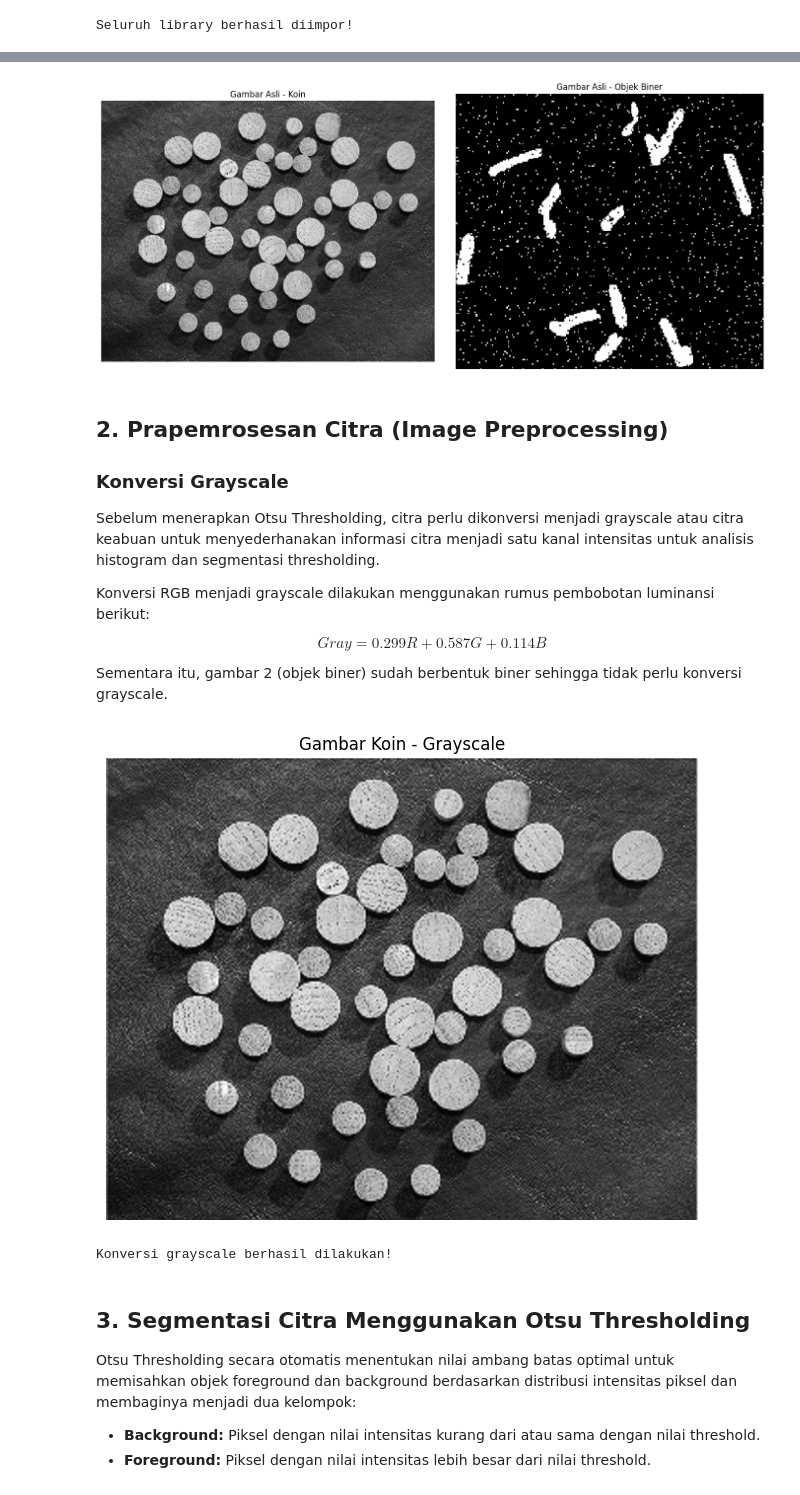
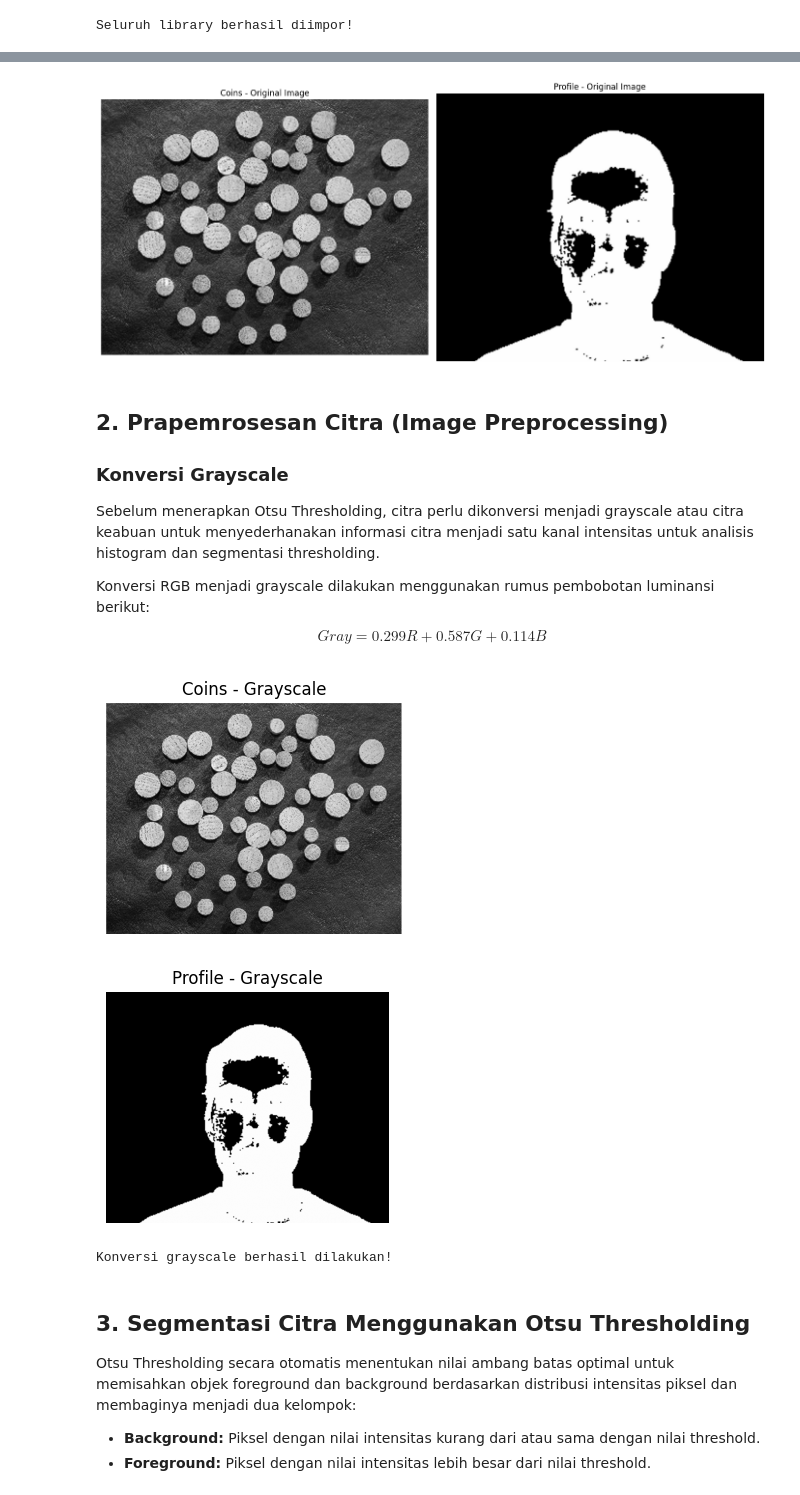
Before and after one commit to chelchr/PCD_Assignment03, a Jupyter notebook: PCD_Assignment03.ipynb, the cells around one changed output, grey strips where cells are left out. Saved outputs shown, nothing was run; the diff lists cells and outputs as text; code cells hidden in the pictures.

```diff
--- a/PCD_Assignment03.ipynb
+++ b/PCD_Assignment03.ipynb
@@ -112,24 +89,17 @@ Dataset berhasil disimpan!
 fig, axes = plt.subplots(1, 2, figsize=(14, 6))
 
 axes[0].imshow(coins_rgb)
-axes[0].set_title('Gambar Asli - Koin')
+axes[0].set_title('Coins - Original Image')
 axes[0].axis('off')
 
-axes[1].imshow(binary_rgb)
-axes[1].set_title('Gambar Asli - Objek Biner')
+axes[1].imshow(profile_rgb)
+axes[1].set_title('Profile - Original Image')
 axes[1].axis('off')
 
 plt.tight_layout()
-
-plt.savefig(
-    '/content/results/original_images.png',
-    bbox_inches='tight',
-    dpi=150
-)
-
 plt.show()
 # %% [output]
-[figure, old version]
+[figure, new version]
 # %% [markdown]
 ## 2. Prapemrosesan Citra (Image Preprocessing)
 
@@ -139,8 +109,6 @@ Sebelum menerapkan Otsu Thresholding, citra perlu dikonversi menjadi grayscale a
 Konversi RGB menjadi grayscale dilakukan menggunakan rumus pembobotan luminansi berikut:
 
 $$Gray = 0.299R + 0.587G + 0.114B$$
-
-Sementara itu, gambar 2 (objek biner) sudah berbentuk biner sehingga tidak perlu konversi grayscale.
 # %%
 def rgb_to_grayscale(image):
     """
@@ -152,39 +120,55 @@ def rgb_to_grayscale(image):
 
     Mengembalikan:
         Citra grayscale dengan tipe data uint8.
     """
 
     image = image.astype(np.float64)
 
     gray = (
         0.299 * image[:, :, 0] +
         0.587 * image[:, :, 1] +
         0.114 * image[:, :, 2]
     )
 
     return np.clip(gray, 0, 255).astype(np.uint8)
 
-
-# Mengonversi gambar koin menjadi grayscale
+# Mengonversi gambar Coins menjadi grayscale
 coins_gray = rgb_to_grayscale(coins_rgb)
 
-# Menampilkan gambar grayscale
-plt.figure(figsize=(8, 6))
+plt.figure(figsize=(4, 3))
 plt.imshow(coins_gray, cmap='gray')
-plt.title('Gambar Koin - Grayscale')
+plt.title('Coins - Grayscale')
 plt.axis('off')
 
 plt.savefig(
     '/content/results/coins/02_grayscale.png',
     bbox_inches='tight',
     dpi=150
 )
 
 plt.show()
 
+
+# Mengonversi gambar Profile menjadi grayscale
+profile_gray = rgb_to_grayscale(profile_rgb)
+
+plt.figure(figsize=(4, 3))
+plt.imshow(profile_gray, cmap='gray')
+plt.title('Profile - Grayscale')
+plt.axis('off')
+
+plt.savefig(
+    '/content/results/profile/02_grayscale.png',
+    bbox_inches='tight',
+    dpi=150
+)
+
+plt.show()
+
 print("Konversi grayscale berhasil dilakukan!")
 # %% [output]
-[figure, old version]
+[figure, new version]
+[figure, added]
 Konversi grayscale berhasil dilakukan!
 # %% [markdown]
 ## 3. Segmentasi Citra Menggunakan Otsu Thresholding
```
Also changed, not shown: parts of 10 cells of this notebook.
